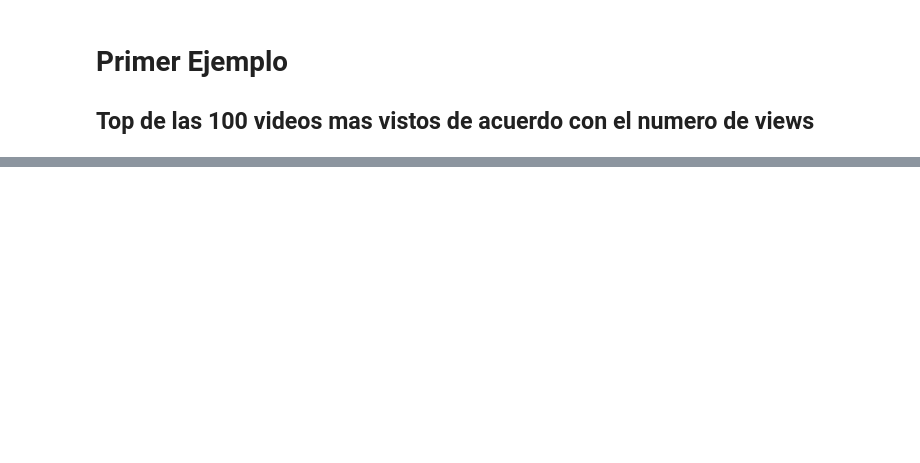
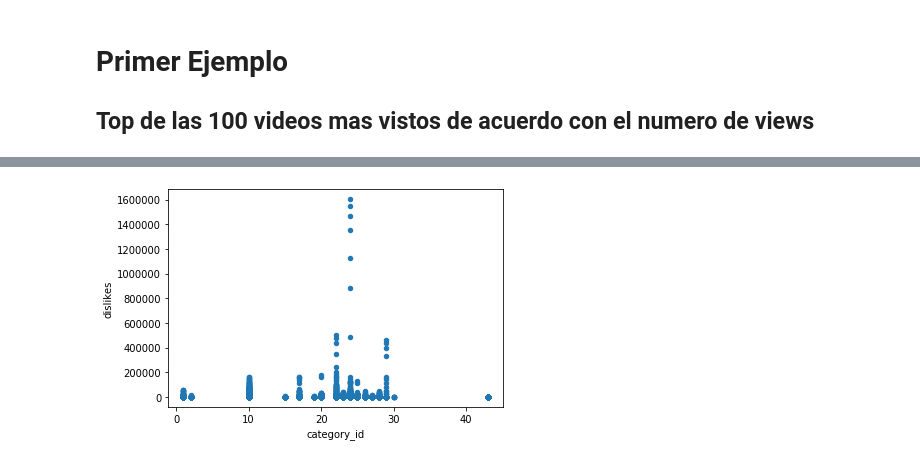
Before and after one commit to 2019-B-GR1-Python/py-alvarado-roman-ronald-francisco, a Jupyter notebook: Proyectos/Proyecto1/Proyecto1_Anlisis.ipynb, the cells around one changed output, grey strips where cells are left out. Saved outputs shown, nothing was run; the diff lists cells and outputs as text; code cells hidden in the pictures; blank space fills up the shorter version.

```diff
--- a/Proyectos/Proyecto1/Proyecto1_Anlisis.ipynb
+++ b/Proyectos/Proyecto1/Proyecto1_Anlisis.ipynb
@@ -56,0 +128,6 @@ TOP 100:
+# %%
+
+my_plot = youtube_dataset.plot("category_id", "dislikes", kind="scatter")
+plt.show()
+# %% [output]
+[figure, added]
```
Also changed, not shown: parts of 30 cells of this notebook, 2 other files.
